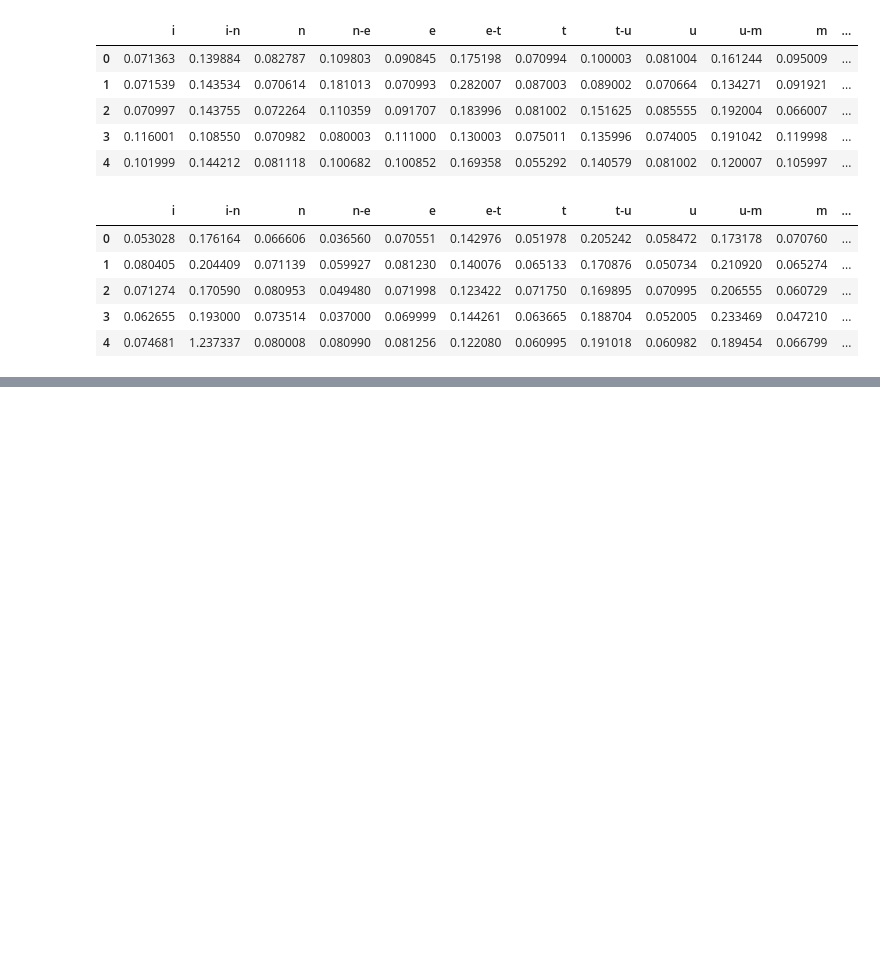
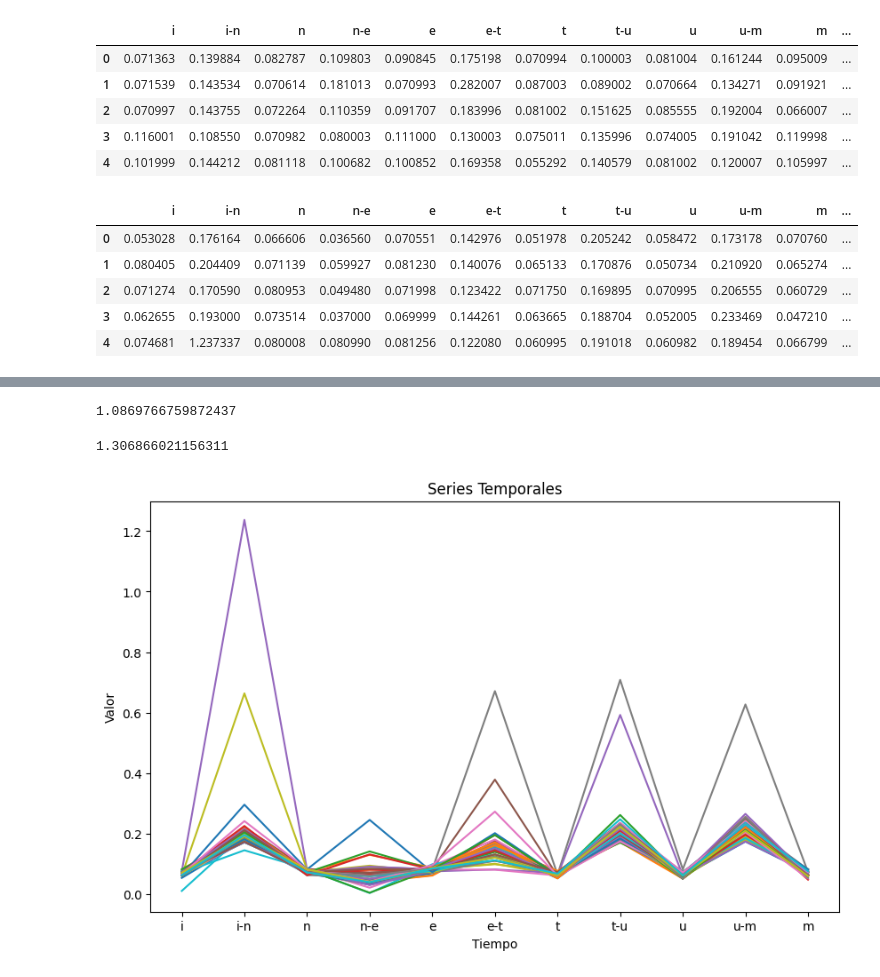
Before and after one commit to jorgesaenzdemiera/Key-Security, a Jupyter notebook: code/clasification.ipynb, the cells around one changed output, grey strips where cells are left out. Cells and saved outputs as stored; diff of their text form; code cells hidden in the pictures; blank space fills up the shorter version.

```diff
--- a/code/clasification.ipynb
+++ b/code/clasification.ipynb
@@ -36,0 +68,23 @@ df_preprocessed_jorge.head()
+# %%
+df_preprocessed_nacho.mean()[:-1].sum()
+# %% [output]
+1.0869766759872437
+# %%
+df_preprocessed_jorge.mean()[:-1].sum()
+# %% [output]
+1.306866021156311
+# %%
+def mostrar_series(df):
+    plt.figure(figsize=(10, 6))
+
+    for index, row in df.iterrows():
+        plt.plot(row, label=f'Serie {index + 1}')
+
+    plt.xlabel('Tiempo')
+    plt.ylabel('Valor')
+    plt.title('Series Temporales')
+    plt.show()
+# %%
+mostrar_series(df_preprocessed_jorge.iloc[:,:-1])
+# %% [output]
+[figure, added]
```
Also changed, not shown: parts of 16 cells of this notebook.
